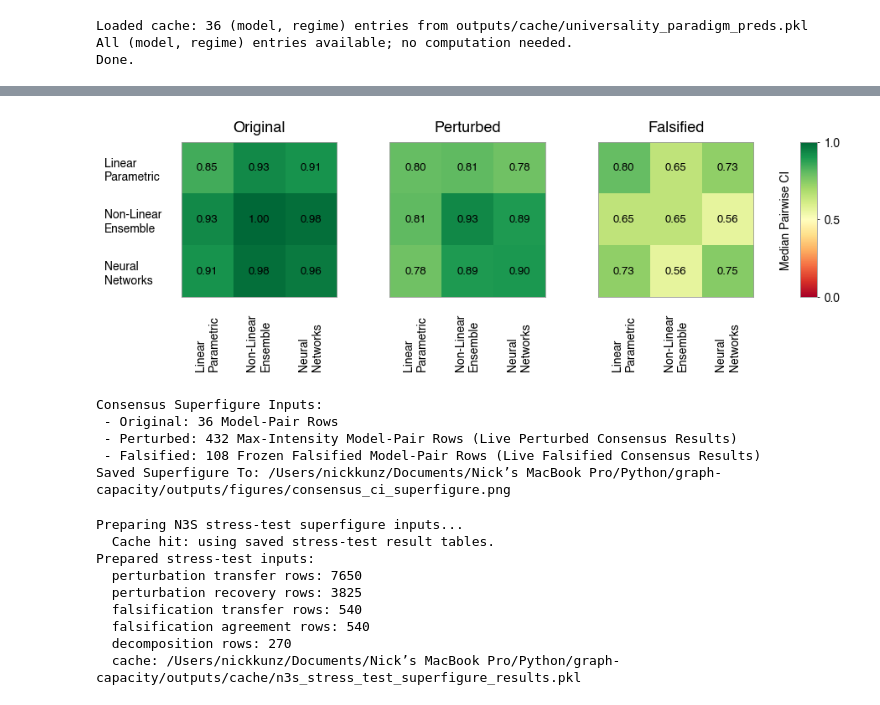
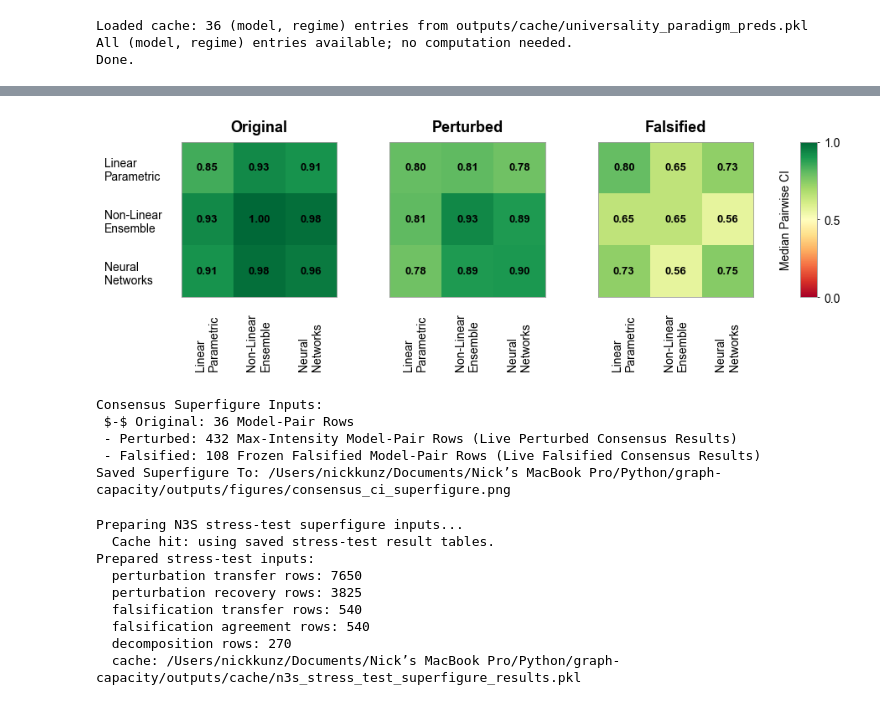
Before and after one commit to nickkunz/graph-capacity, a Jupyter notebook: notebooks/universality.ipynb, the cells around one changed output, grey strips where cells are left out. Cells and saved outputs as stored; diff of their text form; code cells hidden in the pictures.

```diff
--- a/notebooks/universality.ipynb
+++ b/notebooks/universality.ipynb
@@ -1244,7 +2171,7 @@ condition_matrices = {
 
 ## figure scaffold
 plt.close("all")
-FONT_FAMILY = ["Helvetica", "Arial", "sans-serif"]
+FONT_FAMILY = "Arial"
 TEXT_COLOR = "#000000"
 SPINE_COLOR = "#9A9A9A"
 AXIS_LABEL_FONT_SIZE = 10.0
@@ -1402,7 +2329,7 @@ fig.savefig(pdf_path, dpi = 300, facecolor = fig.get_facecolor(), bbox_inches =
 plt.show()
 
 print("Consensus Superfigure Inputs:")
-print(f" - Original: {len(results_original_ci)} Model-Pair Rows")
+print(f" $-$ Original: {len(results_original_ci)} Model-Pair Rows")
 print(f" - Perturbed: {len(results_perturbed_plot)} Max-Intensity Model-Pair Rows ({perturbed_source})")
 print(f" - Falsified: {len(results_falsified_plot)} Frozen Falsified Model-Pair Rows ({falsified_source})")
 print(f"Saved Superfigure To: {png_path}")
@@ -1427,6 +2354,6 @@ print(f"Saved Superfigure To: {png_path}")
-[figure, old version]
+[figure, new version]
 Consensus Superfigure Inputs:
- - Original: 36 Model-Pair Rows
+ $-$ Original: 36 Model-Pair Rows
  - Perturbed: 432 Max-Intensity Model-Pair Rows (Live Perturbed Consensus Results)
  - Falsified: 108 Frozen Falsified Model-Pair Rows (Live Falsified Consensus Results)
 Saved Superfigure To: /Users/nickkunz/Documents/Nick’s MacBook Pro/Python/graph-capacity/outputs/figures/consensus_ci_superfigure.png
```
Also changed, not shown: parts of 8 cells of this notebook.
